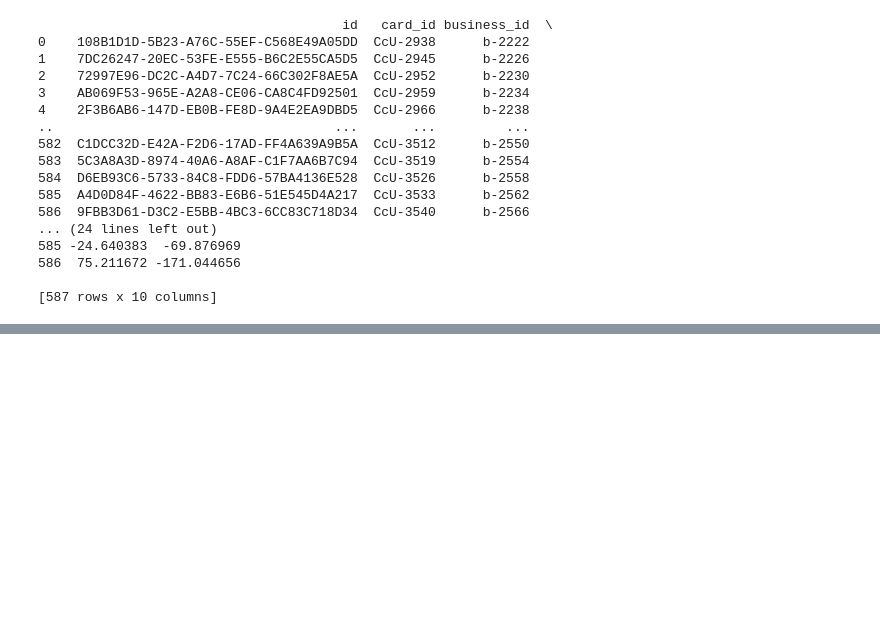
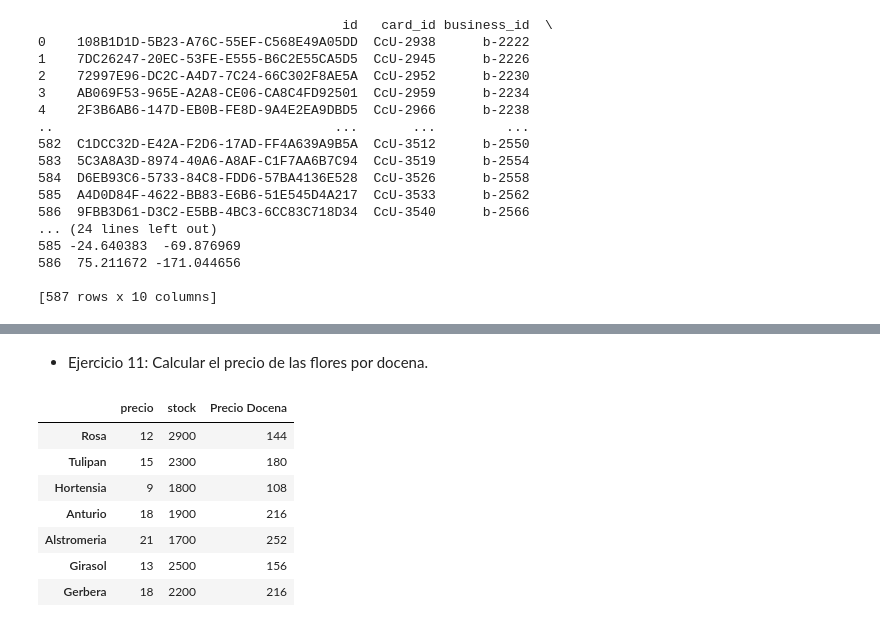
Before and after one commit to Bellengher/SPRINT-1, a Jupyter notebook: NOTES/Python/Learning_Pandas.ipynb, the cells around one changed output, grey strips where cells are left out. Drawn from its saved outputs; the diff is of its cells as text; code cells hidden in the pictures; blank space fills up the shorter version.

```diff
--- a/NOTES/Python/Learning_Pandas.ipynb
+++ b/NOTES/Python/Learning_Pandas.ipynb
@@ -265,0 +311,11 @@ print(nuevos_datos)
+# %%
+datos={
+    'flor' : ['Rosa','Tulipan','Hortensia','Anturio','Alstromeria','Girasol','Gerbera'],
+    'precio' : [12,15,9,18,21,13,18],
+    'stock' : [2900,2300,1800,1900,1700,2500,2200]
+}
+# %%
+#floreria = pd.DataFrame(datos) ---> ESTA LÍNEA CREA EL DATAFRAME
+#floreria = pd.DataFrame(datos, index=datos['flor']) ---> AHORA SE INDICA QUE LA COLUMNA FLOR SERÁ EL INDICE
+floreria = pd.DataFrame(datos, index=datos['flor'], columns=['precio','stock']) # AHORA SE INDICA LAS COLUMNAS QUE DEBE SELECCIONAR YA QUE SI NO MUESTRA FLOR 2 VECES.
+floreria
@@ -265,0 +376,17 @@ print(nuevos_datos)
+# %% [markdown]
+* Ejercicio 11: Calcular el precio de las flores por docena.
+# %%
+def docena(x):
+    return x * 12
+
+floreria['Precio Docena']= floreria.precio.apply(docena)    # en df floreria creo columna precio docena que será = a df floreria columna precio aplicando la funcion (docena)
+floreria
+# %% [output]
+|  | precio | stock | Precio Docena |
+| Rosa | 12 | 2900 | 144 |
+| Tulipan | 15 | 2300 | 180 |
+| Hortensia | 9 | 1800 | 108 |
+| Anturio | 18 | 1900 | 216 |
+| Alstromeria | 21 | 1700 | 252 |
+| Girasol | 13 | 2500 | 156 |
+| Gerbera | 18 | 2200 | 216 |
```
Also changed, not shown: parts of 24 cells of this notebook.
